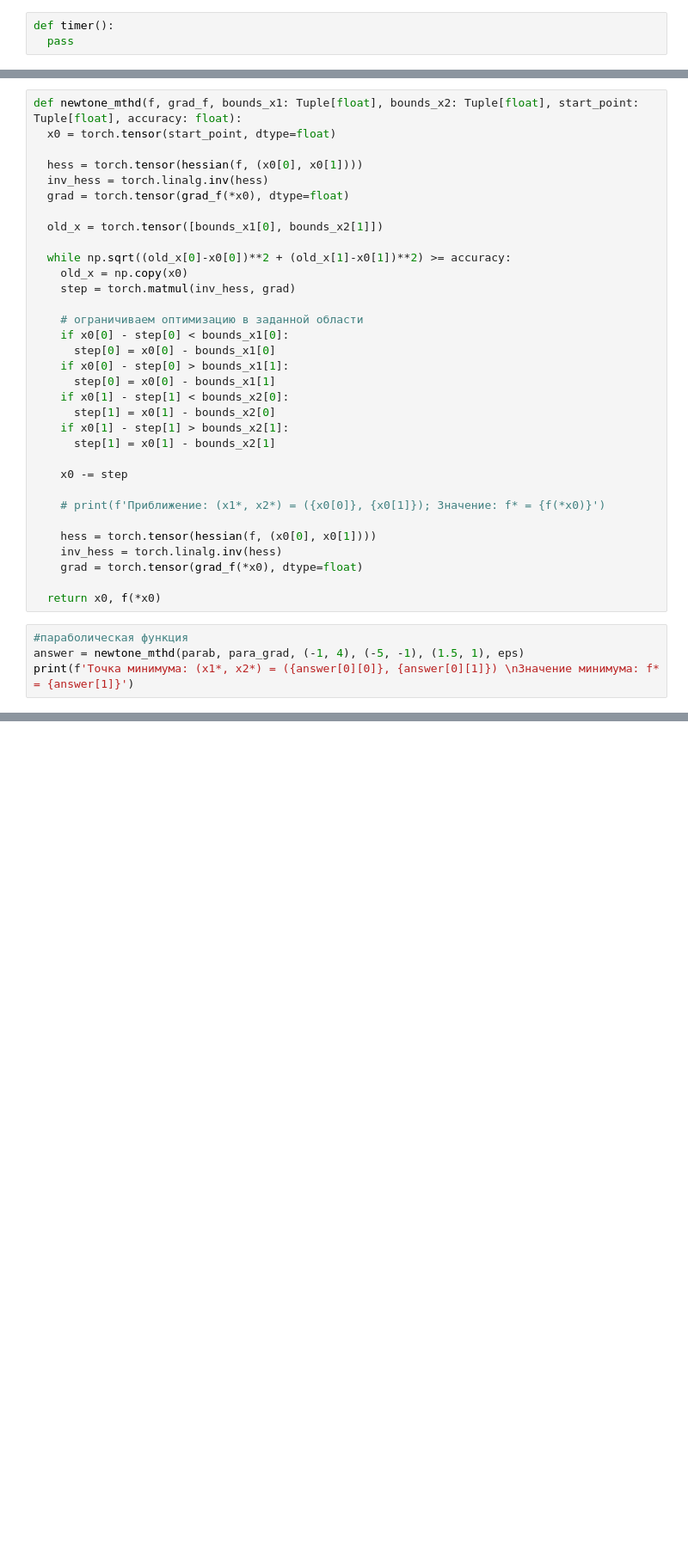
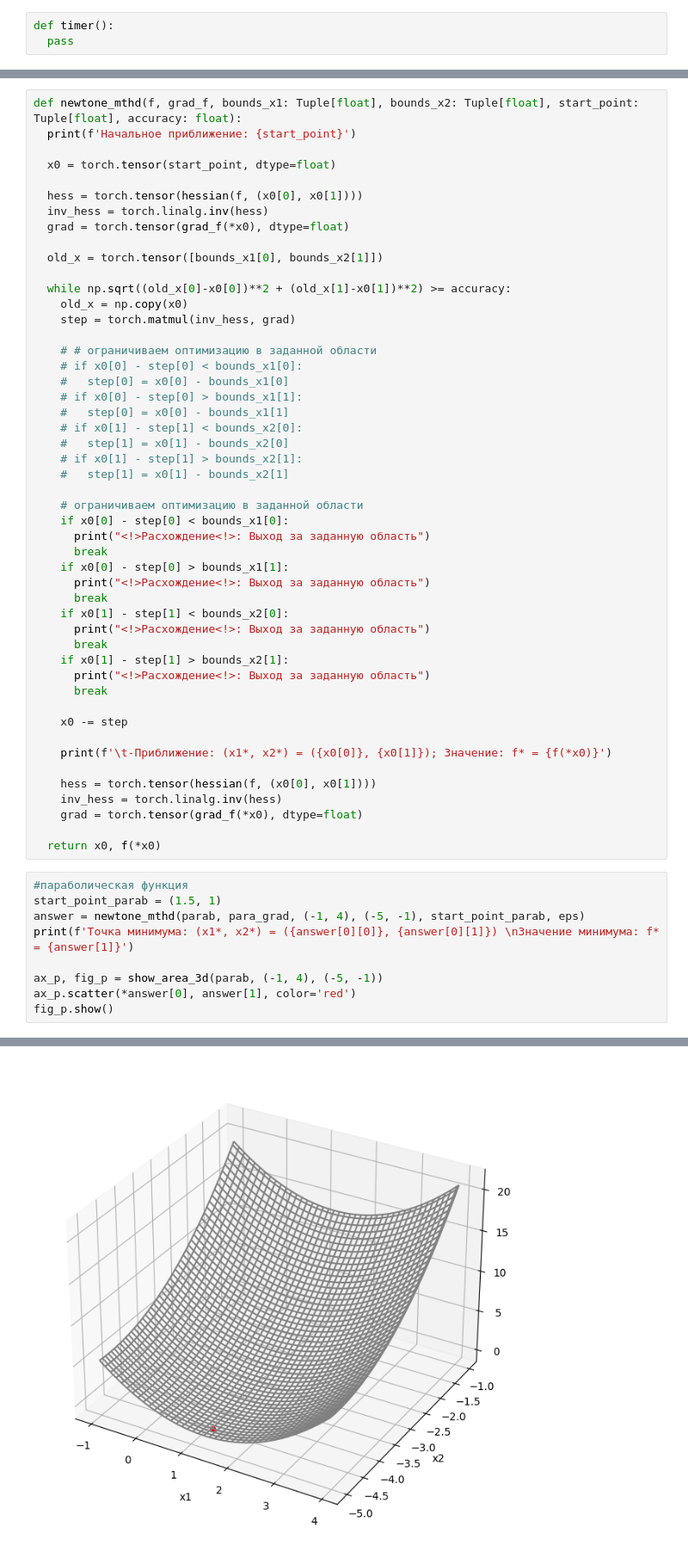
Before and after one commit to vgorbikov/optimization_mthds, a Jupyter notebook: lab2.ipynb, the cells around one changed output, grey strips where cells are left out. Shown at 86% size. Drawn from its saved outputs; the diff is of its cells as text; blank space fills up the shorter version.

```diff
--- a/lab2.ipynb
+++ b/lab2.ipynb
@@ -74,5 +116,7 @@ print(f'Точка минимума: (x1*, x2*) = ({answer[0][0]}, {answer[0][1]
 # %%
 def newtone_mthd(f, grad_f, bounds_x1: Tuple[float], bounds_x2: Tuple[float], start_point: Tuple[float], accuracy: float):
+  print(f'Начальное приближение: {start_point}')
+
   x0 = torch.tensor(start_point, dtype=float)
 
   hess = torch.tensor(hessian(f, (x0[0], x0[1])))
@@ -85,19 +129,33 @@ def newtone_mthd(f, grad_f, bounds_x1: Tuple[float], bounds_x2: Tuple[float], st
     old_x = np.copy(x0)
     step = torch.matmul(inv_hess, grad)
 
+    # # ограничиваем оптимизацию в заданной области
+    # if x0[0] - step[0] < bounds_x1[0]:
+    #   step[0] = x0[0] - bounds_x1[0]
+    # if x0[0] - step[0] > bounds_x1[1]:
+    #   step[0] = x0[0] - bounds_x1[1]
+    # if x0[1] - step[1] < bounds_x2[0]:
+    #   step[1] = x0[1] - bounds_x2[0]
+    # if x0[1] - step[1] > bounds_x2[1]:
+    #   step[1] = x0[1] - bounds_x2[1]
+
     # ограничиваем оптимизацию в заданной области
     if x0[0] - step[0] < bounds_x1[0]:
-      step[0] = x0[0] - bounds_x1[0]
+      print("<!>Расхождение<!>: Выход за заданную область")
+      break
     if x0[0] - step[0] > bounds_x1[1]:
-      step[0] = x0[0] - bounds_x1[1]
+      print("<!>Расхождение<!>: Выход за заданную область")
+      break
     if x0[1] - step[1] < bounds_x2[0]:
-      step[1] = x0[1] - bounds_x2[0]
+      print("<!>Расхождение<!>: Выход за заданную область")
+      break
     if x0[1] - step[1] > bounds_x2[1]:
-      step[1] = x0[1] - bounds_x2[1]
+      print("<!>Расхождение<!>: Выход за заданную область")
+      break
 
     x0 -= step
 
-    # print(f'Приближение: (x1*, x2*) = ({x0[0]}, {x0[1]}); Значение: f* = {f(*x0)}')
+    print(f'\t-Приближение: (x1*, x2*) = ({x0[0]}, {x0[1]}); Значение: f* = {f(*x0)}')
 
     hess = torch.tensor(hessian(f, (x0[0], x0[1])))
     inv_hess = torch.linalg.inv(hess)
@@ -106,6 +164,11 @@ def newtone_mthd(f, grad_f, bounds_x1: Tuple[float], bounds_x2: Tuple[float], st
   return x0, f(*x0)
 # %%
 #параболическая функция
-answer = newtone_mthd(parab, para_grad, (-1, 4), (-5, -1), (1.5, 1), eps)
+start_point_parab = (1.5, 1)
+answer = newtone_mthd(parab, para_grad, (-1, 4), (-5, -1), start_point_parab, eps)
 print(f'Точка минимума: (x1*, x2*) = ({answer[0][0]}, {answer[0][1]}) \nЗначение минимума: f* = {answer[1]}')
+
+ax_p, fig_p = show_area_3d(parab, (-1, 4), (-5, -1))
+ax_p.scatter(*answer[0], answer[1], color='red')
+fig_p.show()
 # %% [output]
@@ -114,3 +178,4 @@ print(f'Точка минимума: (x1*, x2*) = ({answer[0][0]}, {answer[0][1]
 Точка минимума: (x1*, x2*) = (1.3, -4.76)
 Значение минимума: f* = 0.0
+[figure, added]
 # %%
```
Also changed, not shown: parts of 17 cells of this notebook.
